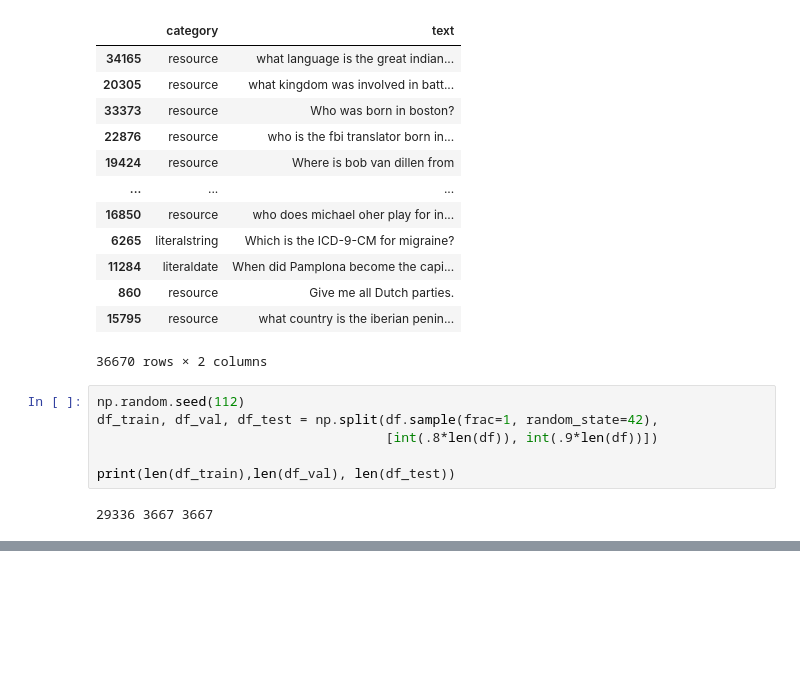
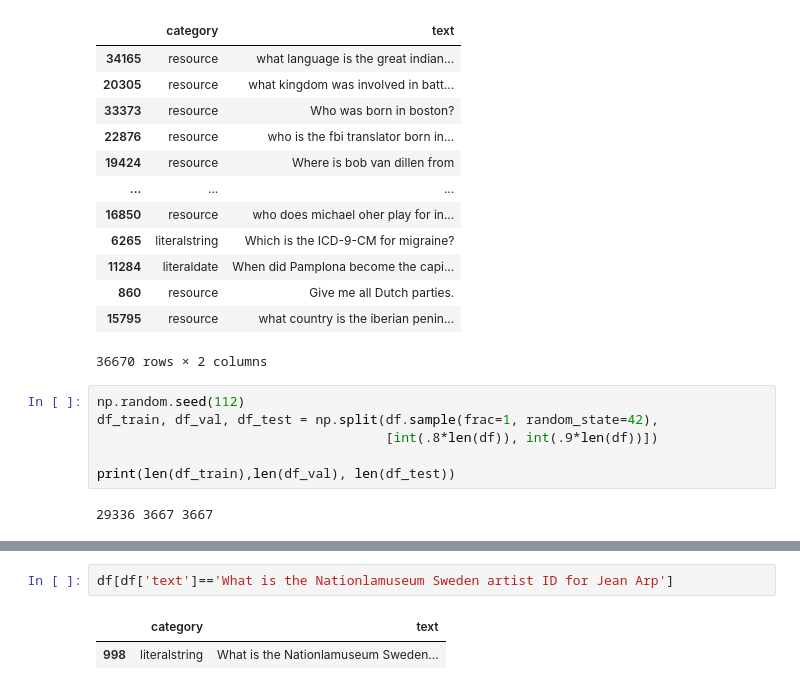
Before and after one commit to sgsangodkar/SMART22, a Jupyter notebook: MODIFIED_bert_medium_AT.ipynb, the cells around one changed output, grey strips where cells are left out. Saved outputs shown, nothing was run; the diff lists cells and outputs as text; blank space fills up the shorter version.

```diff
--- a/MODIFIED_bert_medium_AT.ipynb
+++ b/MODIFIED_bert_medium_AT.ipynb
@@ -260,0 +332,5 @@ Test Accuracy:  0.977
+# %%
+df[df['text']=='What is the Nationlamuseum Sweden artist ID for Jean Arp']
+# %% [output]
+|  | category | text |
+| 998 | literalstring | What is the Nationlamuseum Sweden... |
```
Also changed, not shown: parts of 10 cells of this notebook, 3 other files.
